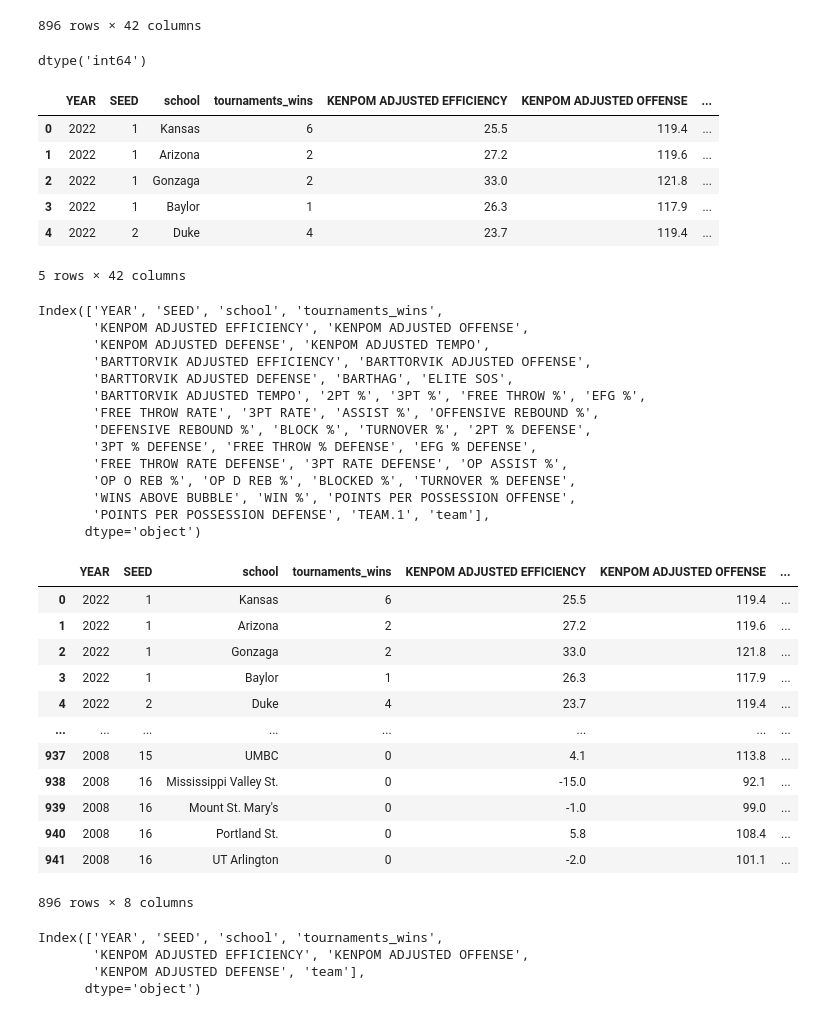
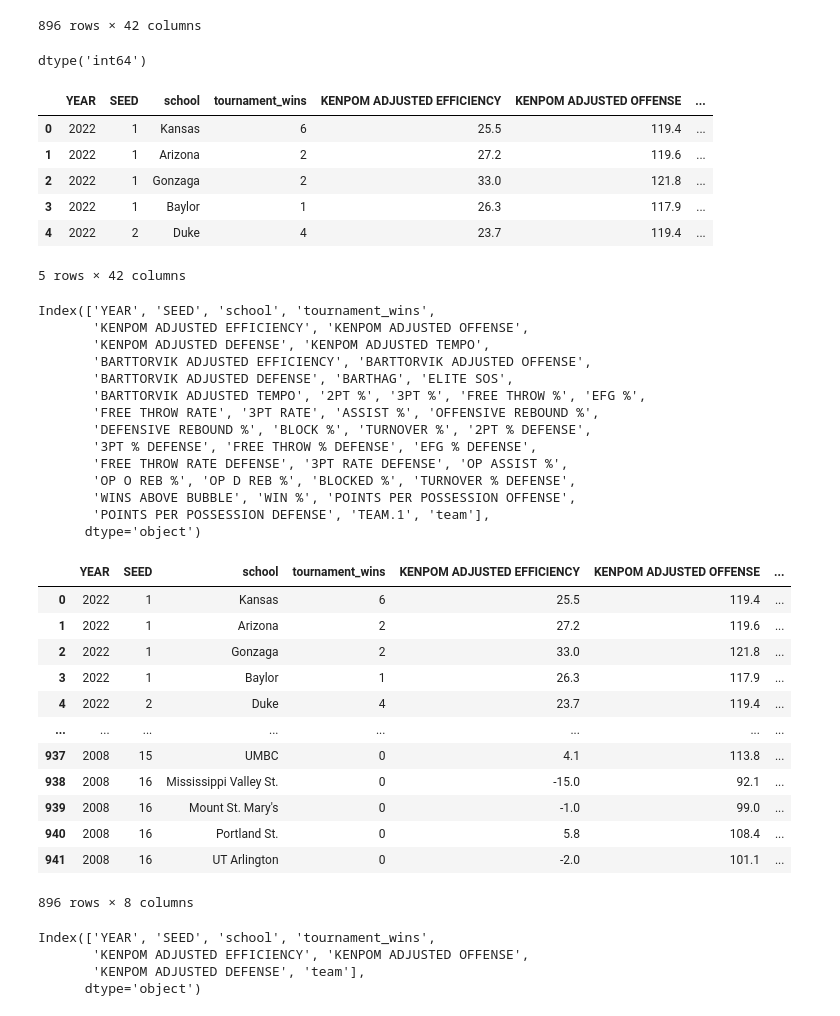
Before and after one commit to J0HN-MAC/March_Madness_Analysis, a Jupyter notebook: tourney_team_transform.ipynb, the cells around one changed output. Drawn from its saved outputs; the diff is of its cells as text; code cells hidden in the pictures.

Commit message:
modified:   Resources/clean_team_data.csv         modified:   tourney_team_transform.ipynb

```diff
--- a/tourney_team_transform.ipynb
+++ b/tourney_team_transform.ipynb
@@ -60,20 +60,20 @@ clean_team_df
 | 940 | 2008 | 16 | Portland St. | 64 | 5.8 | 108.4 | 102.6 | ... |
 | 941 | 2008 | 16 | UT Arlington | 64 | -2.0 | 101.1 | 103.1 | ... |
 896 rows × 42 columns
-# %%
-clean_team_df['ROUND'].dtypes
-# %% [output]
-dtype('int64')
+# %%
+clean_team_df['ROUND'].dtypes
+# %% [output]
+dtype('int64')
 # %%
 # Replace values in "ROUND" column to convert round into tournament wins
 clean_team_df.ROUND.replace([64, 32, 16, 8, 4, 2, 1], [0, 1, 2, 3, 4, 5, 6], inplace=True)
 
 # Rename "ROUND" column to "tournaments_wins"
-clean_team_df = clean_team_df.rename(columns={'ROUND': 'tournaments_wins'})
+clean_team_df = clean_team_df.rename(columns={'ROUND': 'tournament_wins'})
 
 clean_team_df.head()
 # %% [output]
-|  | YEAR | SEED | school | tournaments_wins | KENPOM ADJUSTED EFFICIENCY | KENPOM ADJUSTED OFFENSE | ... |
+|  | YEAR | SEED | school | tournament_wins | KENPOM ADJUSTED EFFICIENCY | KENPOM ADJUSTED OFFENSE | ... |
 | 0 | 2022 | 1 | Kansas | 6 | 25.5 | 119.4 | ... |
 | 1 | 2022 | 1 | Arizona | 2 | 27.2 | 119.6 | ... |
 | 2 | 2022 | 1 | Gonzaga | 2 | 33.0 | 121.8 | ... |
@@ -83,7 +83,7 @@ clean_team_df.head()
 # %%
 clean_team_df.columns
 # %% [output]
-Index(['YEAR', 'SEED', 'school', 'tournaments_wins',
+Index(['YEAR', 'SEED', 'school', 'tournament_wins',
        'KENPOM ADJUSTED EFFICIENCY', 'KENPOM ADJUSTED OFFENSE',
        'KENPOM ADJUSTED DEFENSE', 'KENPOM ADJUSTED TEMPO',
        'BARTTORVIK ADJUSTED EFFICIENCY', 'BARTTORVIK ADJUSTED OFFENSE',
@@ -112,7 +112,7 @@ clean_team_df = clean_team_df.drop(['KENPOM ADJUSTED TEMPO',
        'POINTS PER POSSESSION DEFENSE', 'TEAM.1'], axis=1)
 clean_team_df
 # %% [output]
-|  | YEAR | SEED | school | tournaments_wins | KENPOM ADJUSTED EFFICIENCY | KENPOM ADJUSTED OFFENSE | ... |
+|  | YEAR | SEED | school | tournament_wins | KENPOM ADJUSTED EFFICIENCY | KENPOM ADJUSTED OFFENSE | ... |
 | 0 | 2022 | 1 | Kansas | 6 | 25.5 | 119.4 | ... |
 | 1 | 2022 | 1 | Arizona | 2 | 27.2 | 119.6 | ... |
 | 2 | 2022 | 1 | Gonzaga | 2 | 33.0 | 121.8 | ... |
@@ -128,7 +128,7 @@ clean_team_df
 # %%
 clean_team_df.columns
 # %% [output]
-Index(['YEAR', 'SEED', 'school', 'tournaments_wins',
+Index(['YEAR', 'SEED', 'school', 'tournament_wins',
        'KENPOM ADJUSTED EFFICIENCY', 'KENPOM ADJUSTED OFFENSE',
        'KENPOM ADJUSTED DEFENSE', 'team'],
       dtype='object')
```
Also changed, not shown: parts of 3 cells of this notebook, 1 other file.
